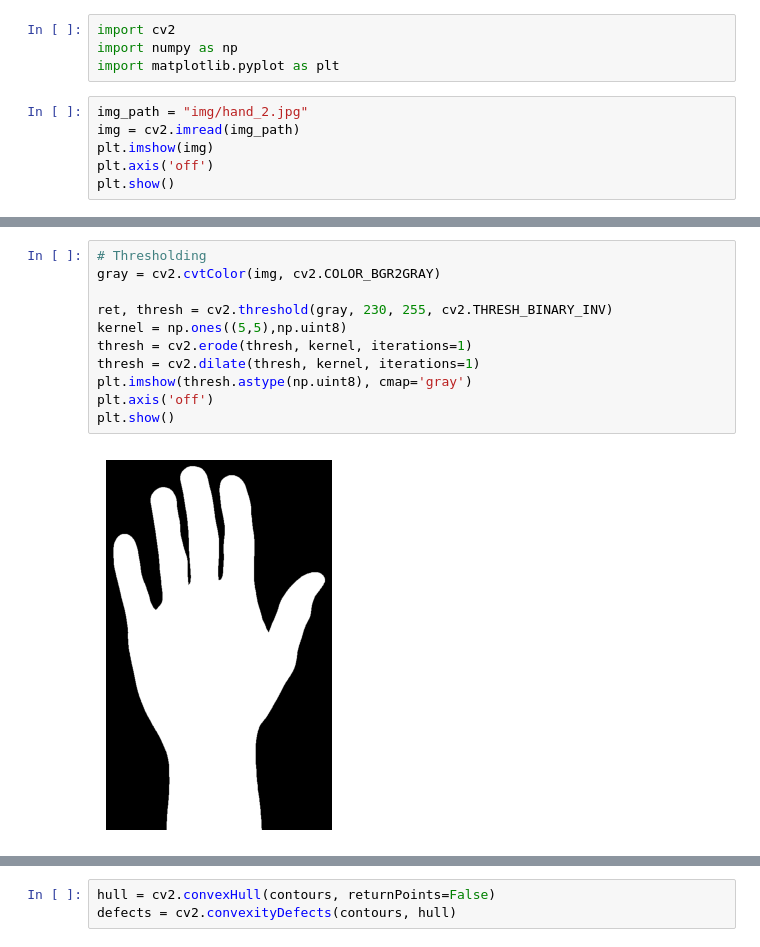
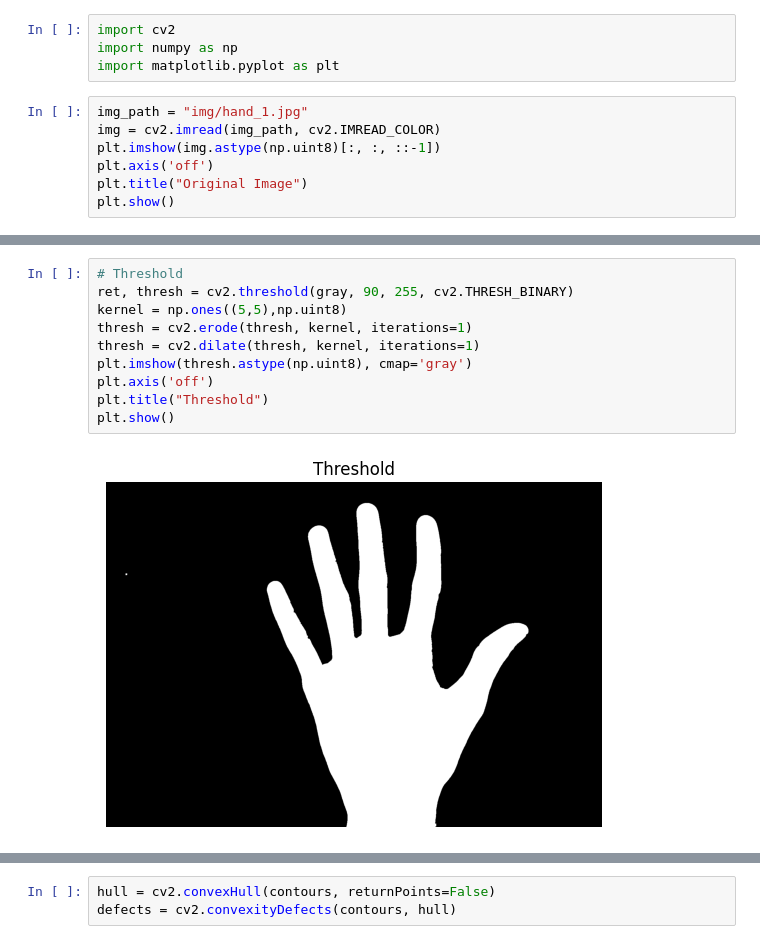
Before and after one commit to RizkiAlkarim/hand-geometry, a Jupyter notebook: with_open_cv.ipynb, the cells around one changed output, grey strips where cells are left out. Drawn from its saved outputs; the diff is of its cells as text.

```diff
--- a/with_open_cv.ipynb
+++ b/with_open_cv.ipynb
@@ -3,9 +3,10 @@ import cv2
 import numpy as np
 import matplotlib.pyplot as plt
 # %%
-img_path = "img/hand_2.jpg"
-img = cv2.imread(img_path)
-plt.imshow(img)
+img_path = "img/hand_1.jpg"
+img = cv2.imread(img_path, cv2.IMREAD_COLOR)
+plt.imshow(img.astype(np.uint8)[:, :, ::-1])
 plt.axis('off')
+plt.title("Original Image")
 plt.show()
 # %% [output]
@@ -13,13 +23,12 @@ plt.show()
 # %%
-# Thresholding
-gray = cv2.cvtColor(img, cv2.COLOR_BGR2GRAY)
-
-ret, thresh = cv2.threshold(gray, 230, 255, cv2.THRESH_BINARY_INV)
+# Threshold
+ret, thresh = cv2.threshold(gray, 90, 255, cv2.THRESH_BINARY)
 kernel = np.ones((5,5),np.uint8)
 thresh = cv2.erode(thresh, kernel, iterations=1)
 thresh = cv2.dilate(thresh, kernel, iterations=1)
 plt.imshow(thresh.astype(np.uint8), cmap='gray')
 plt.axis('off')
+plt.title("Threshold")
 plt.show()
 # %% [output]
-[figure, old version]
+[figure, new version]
```
Also changed, not shown: parts of 10 cells of this notebook, 7 other files.
